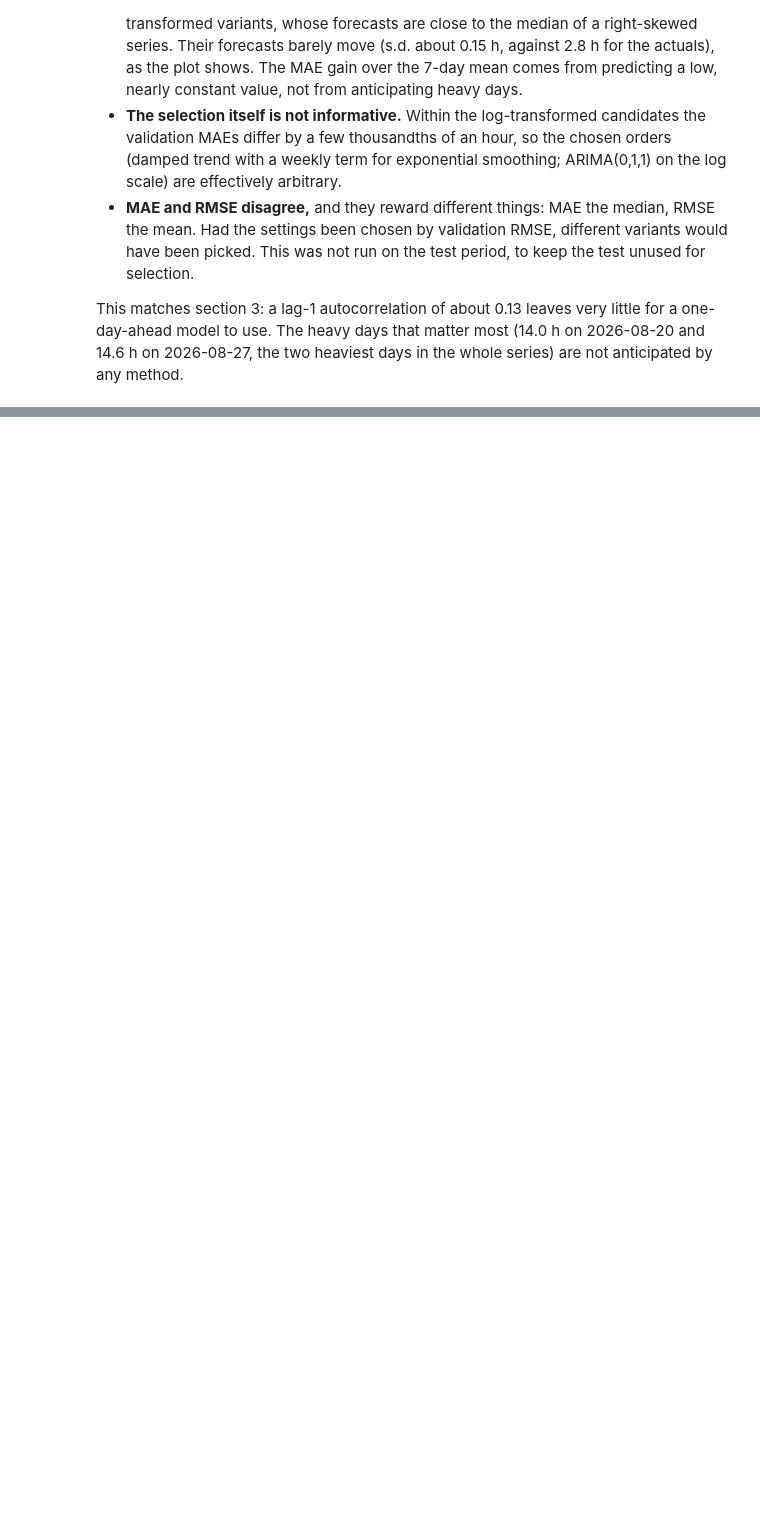
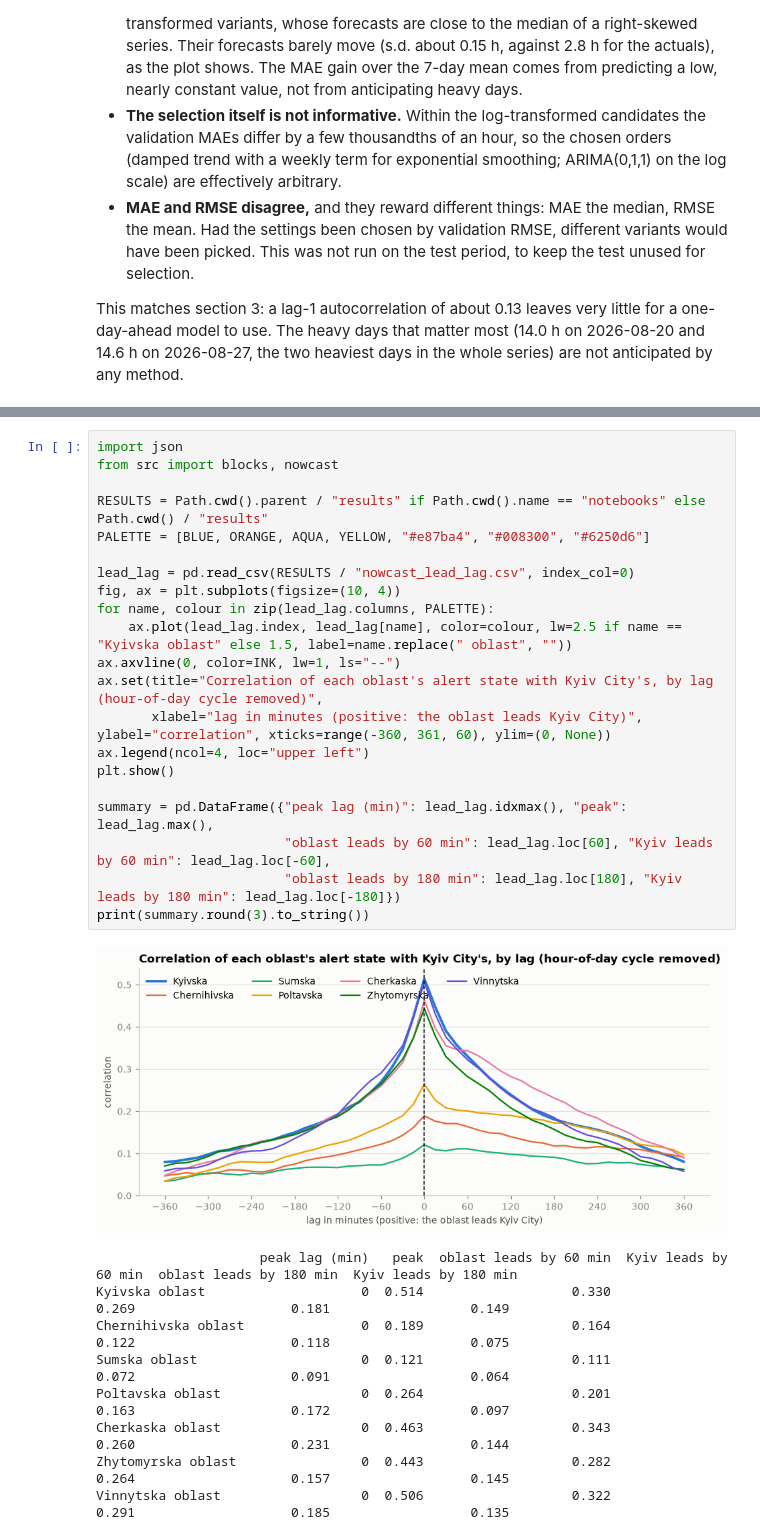
Before and after one commit to kudlayoleksandr-cpu/AirAlertAnalysis, a Jupyter notebook: notebooks/analysis.ipynb, the cells around one changed output, grey strips where cells are left out. Cells and saved outputs as stored; diff of their text form; blank space fills up the shorter version.

```diff
--- a/notebooks/analysis.ipynb
+++ b/notebooks/analysis.ipynb
@@ -542,0 +554,31 @@ This matches section 3: a lag-1 autocorrelation of about 0.13 leaves very little
+# %%
+import json
+from src import blocks, nowcast
+
+RESULTS = Path.cwd().parent / "results" if Path.cwd().name == "notebooks" else Path.cwd() / "results"
+PALETTE = [BLUE, ORANGE, AQUA, YELLOW, "#e87ba4", "#008300", "#6250d6"]
+
+lead_lag = pd.read_csv(RESULTS / "nowcast_lead_lag.csv", index_col=0)
+fig, ax = plt.subplots(figsize=(10, 4))
+for name, colour in zip(lead_lag.columns, PALETTE):
+    ax.plot(lead_lag.index, lead_lag[name], color=colour, lw=2.5 if name == "Kyivska oblast" else 1.5, label=name.replace(" oblast", ""))
+ax.axvline(0, color=INK, lw=1, ls="--")
+ax.set(title="Correlation of each oblast's alert state with Kyiv City's, by lag (hour-of-day cycle removed)",
+       xlabel="lag in minutes (positive: the oblast leads Kyiv City)", ylabel="correlation", xticks=range(-360, 361, 60), ylim=(0, None))
+ax.legend(ncol=4, loc="upper left")
+plt.show()
+
+summary = pd.DataFrame({"peak lag (min)": lead_lag.idxmax(), "peak": lead_lag.max(),
+                        "oblast leads by 60 min": lead_lag.loc[60], "Kyiv leads by 60 min": lead_lag.loc[-60],
+                        "oblast leads by 180 min": lead_lag.loc[180], "Kyiv leads by 180 min": lead_lag.loc[-180]})
+print(summary.round(3).to_string())
+# %% [output]
+[figure, added]
+                     peak lag (min)   peak  oblast leads by 60 min  Kyiv leads by 60 min  oblast leads by 180 min  Kyiv leads by 180 min
+Kyivska oblast                    0  0.514                   0.330                 0.269                    0.181                  0.149
+Chernihivska oblast               0  0.189                   0.164                 0.122                    0.118                  0.075
+Sumska oblast                     0  0.121                   0.111                 0.072                    0.091                  0.064
+Poltavska oblast                  0  0.264                   0.201                 0.163                    0.172                  0.097
+Cherkaska oblast                  0  0.463                   0.343                 0.260                    0.231                  0.144
+Zhytomyrska oblast                0  0.443                   0.282                 0.264                    0.157                  0.145
+Vinnytska oblast                  0  0.506                   0.322                 0.291                    0.185                  0.135
```
Also changed, not shown: parts of 17 cells of this notebook, 1 other file.
